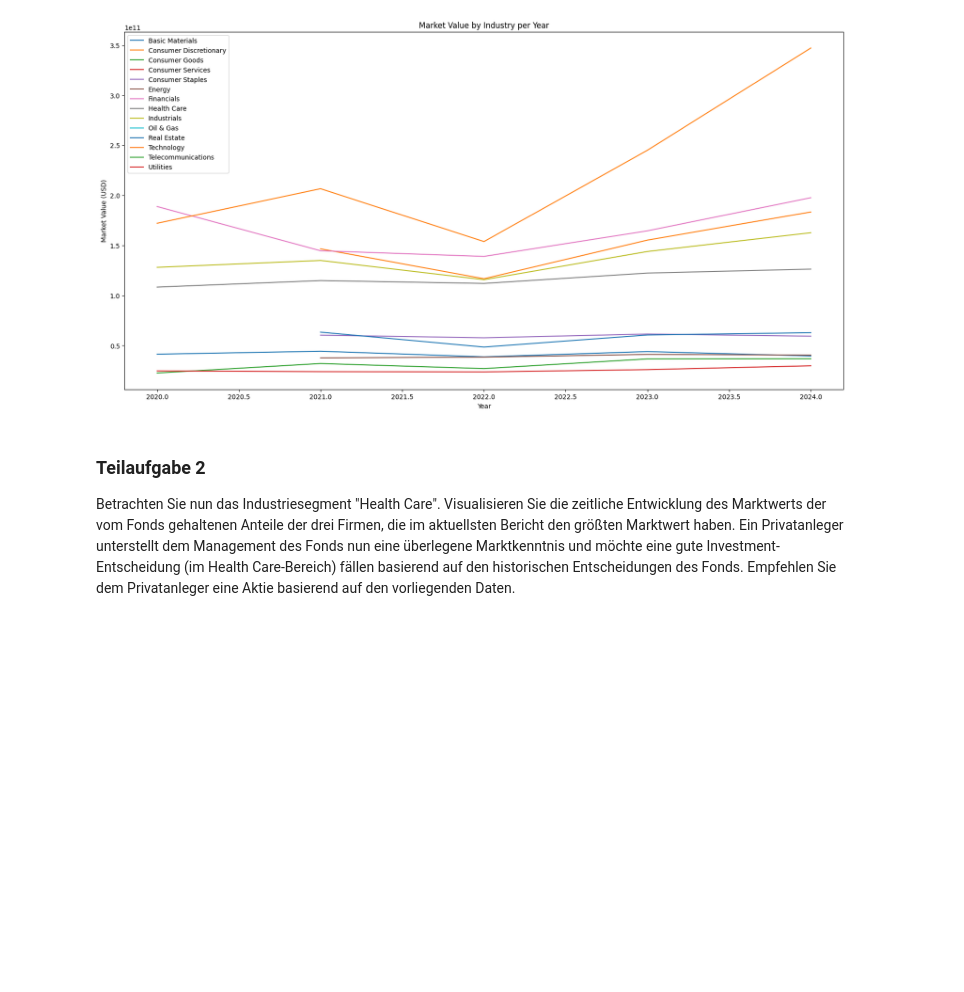
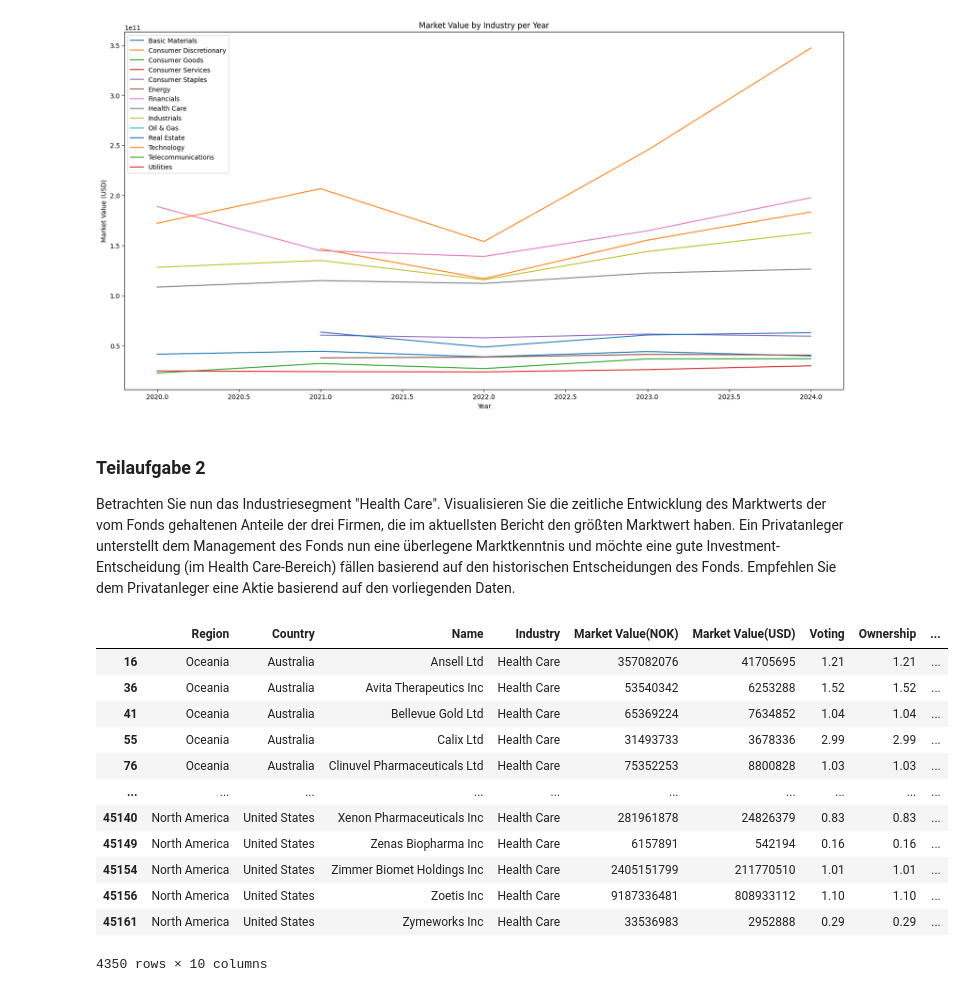
Before and after one commit to MartinElsaesser/data-science, a Jupyter notebook: exercises/exercise10/exercise10.ipynb, the cells around one changed output. Cells and saved outputs as stored; diff of their text form; code cells hidden in the pictures; blank space fills up the shorter version.

```diff
--- a/exercises/exercise10/exercise10.ipynb
+++ b/exercises/exercise10/exercise10.ipynb
@@ -43,8 +43,8 @@ from matplotlib import pyplot as plt
 
 fig, ax = plt.subplots(figsize=(20,10))
 
-for label, df in df_industryValPerYear.groupby('Industry'):
-	df.plot(x="Year", y="Market Value(USD)", ax=ax, label=label)
+for label, df_healthCareFirm in df_industryValPerYear.groupby('Industry'):
+	df_healthCareFirm.plot(x="Year", y="Market Value(USD)", ax=ax, label=label)
 ax.set_title("Market Value by Industry per Year")
 ax.set_xlabel("Year")
 ax.set_ylabel("Market Value (USD)")
@@ -57,3 +57,20 @@ plt.legend()
 Betrachten Sie nun das Industriesegment "Health Care".
 Visualisieren Sie die zeitliche Entwicklung des Marktwerts der vom Fonds gehaltenen Anteile der drei Firmen, die im aktuellsten Bericht den größten Marktwert haben.
 Ein Privatanleger unterstellt dem Management des Fonds nun eine überlegene Marktkenntnis und möchte eine gute Investment-Entscheidung (im Health Care-Bereich) fällen basierend auf den historischen Entscheidungen des Fonds. Empfehlen Sie dem Privatanleger eine Aktie basierend auf den vorliegenden Daten.
+# %%
+df_healthCareFirm = df[df["Industry"] == "Health Care"]
+df_healthCareFirm
+# %% [output]
+|  | Region | Country | Name | Industry | Market Value(NOK) | Market Value(USD) | Voting | Ownership | ... |
+| 16 | Oceania | Australia | Ansell Ltd | Health Care | 357082076 | 41705695 | 1.21 | 1.21 | ... |
+| 36 | Oceania | Australia | Avita Therapeutics Inc | Health Care | 53540342 | 6253288 | 1.52 | 1.52 | ... |
+| 41 | Oceania | Australia | Bellevue Gold Ltd | Health Care | 65369224 | 7634852 | 1.04 | 1.04 | ... |
+| 55 | Oceania | Australia | Calix Ltd | Health Care | 31493733 | 3678336 | 2.99 | 2.99 | ... |
+| 76 | Oceania | Australia | Clinuvel Pharmaceuticals Ltd | Health Care | 75352253 | 8800828 | 1.03 | 1.03 | ... |
+| ... | ... | ... | ... | ... | ... | ... | ... | ... | ... |
+| 45140 | North America | United States | Xenon Pharmaceuticals Inc | Health Care | 281961878 | 24826379 | 0.83 | 0.83 | ... |
+| 45149 | North America | United States | Zenas Biopharma Inc | Health Care | 6157891 | 542194 | 0.16 | 0.16 | ... |
+| 45154 | North America | United States | Zimmer Biomet Holdings Inc | Health Care | 2405151799 | 211770510 | 1.01 | 1.01 | ... |
+| 45156 | North America | United States | Zoetis Inc | Health Care | 9187336481 | 808933112 | 1.10 | 1.10 | ... |
+| 45161 | North America | United States | Zymeworks Inc | Health Care | 33536983 | 2952888 | 0.29 | 0.29 | ... |
+4350 rows × 10 columns
```
Also changed, not shown: parts of 6 cells of this notebook.
